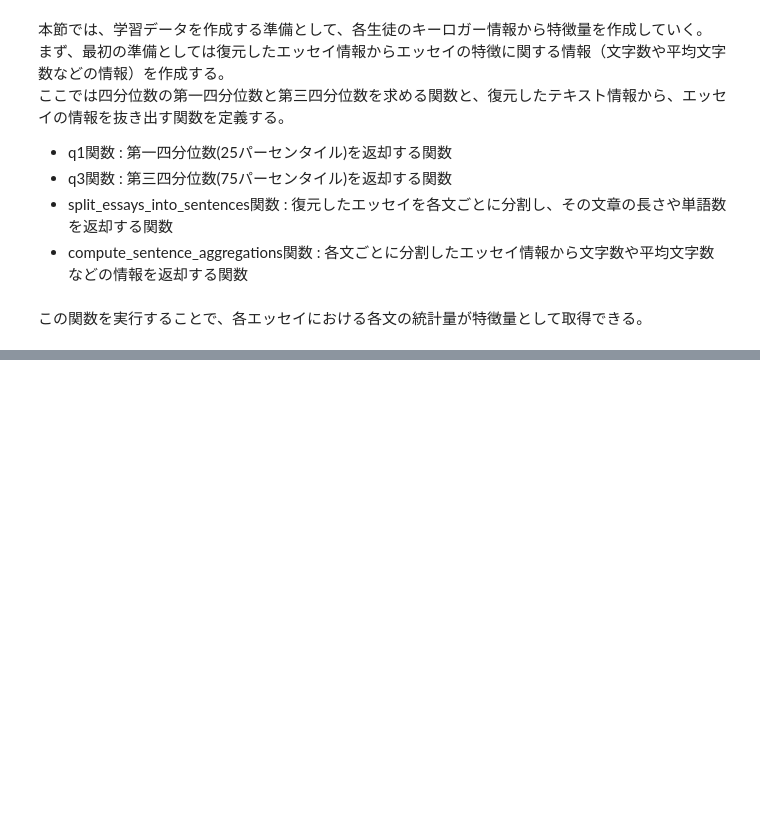
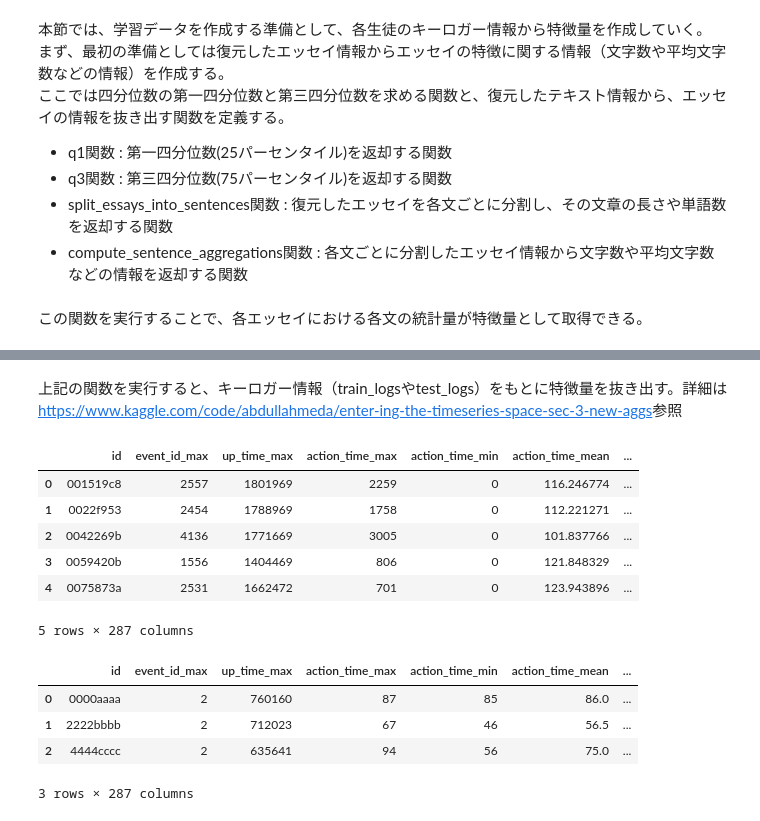
Before and after one commit to dgkmtu/kaggle-linking-writing-processes, a Jupyter notebook: code/nb11_writing_quality.ipynb, the cells around one changed output, grey strips where cells are left out. Saved outputs shown, nothing was run; the diff lists cells and outputs as text; code cells hidden in the pictures; blank space fills up the shorter version.

```diff
--- a/code/nb11_writing_quality.ipynb
+++ b/code/nb11_writing_quality.ipynb
@@ -318,0 +567,7 @@ display(train_paragraph_agg_df.head())
+# %%
+preprocessor = Preprocessor(seed=42)
+train_feats = preprocessor.make_feats(train_logs)
+test_feats = preprocessor.make_feats(test_logs)
+nan_cols = train_feats.columns[train_feats.isna().any()].tolist()
+train_feats = train_feats.drop(columns=nan_cols)
+test_feats = test_feats.drop(columns=nan_cols)
@@ -318,0 +595,18 @@ display(train_paragraph_agg_df.head())
+# %% [markdown]
+上記の関数を実行すると、キーロガー情報（train_logsやtest_logs）をもとに特徴量を抜き出す。詳細は[https://www.kaggle.com/code/abdullahmeda/enter-ing-the-timeseries-space-sec-3-new-aggs](https://www.kaggle.com/code/abdullahmeda/enter-ing-the-timeseries-space-sec-3-new-aggs)参照
+# %%
+display(train_feats.head())
+display(test_feats.head())
+# %% [output]
+|  | id | event_id_max | up_time_max | action_time_max | action_time_min | action_time_mean | ... |
+| 0 | 001519c8 | 2557 | 1801969 | 2259 | 0 | 116.246774 | ... |
+| 1 | 0022f953 | 2454 | 1788969 | 1758 | 0 | 112.221271 | ... |
+| 2 | 0042269b | 4136 | 1771669 | 3005 | 0 | 101.837766 | ... |
+| 3 | 0059420b | 1556 | 1404469 | 806 | 0 | 121.848329 | ... |
+| 4 | 0075873a | 2531 | 1662472 | 701 | 0 | 123.943896 | ... |
+5 rows × 287 columns
+|  | id | event_id_max | up_time_max | action_time_max | action_time_min | action_time_mean | ... |
+| 0 | 0000aaaa | 2 | 760160 | 87 | 85 | 86.0 | ... |
+| 1 | 2222bbbb | 2 | 712023 | 67 | 46 | 56.5 | ... |
+| 2 | 4444cccc | 2 | 635641 | 94 | 56 | 75.0 | ... |
+3 rows × 287 columns
```
Also changed, not shown: parts of 12 cells of this notebook, 3 other files.
